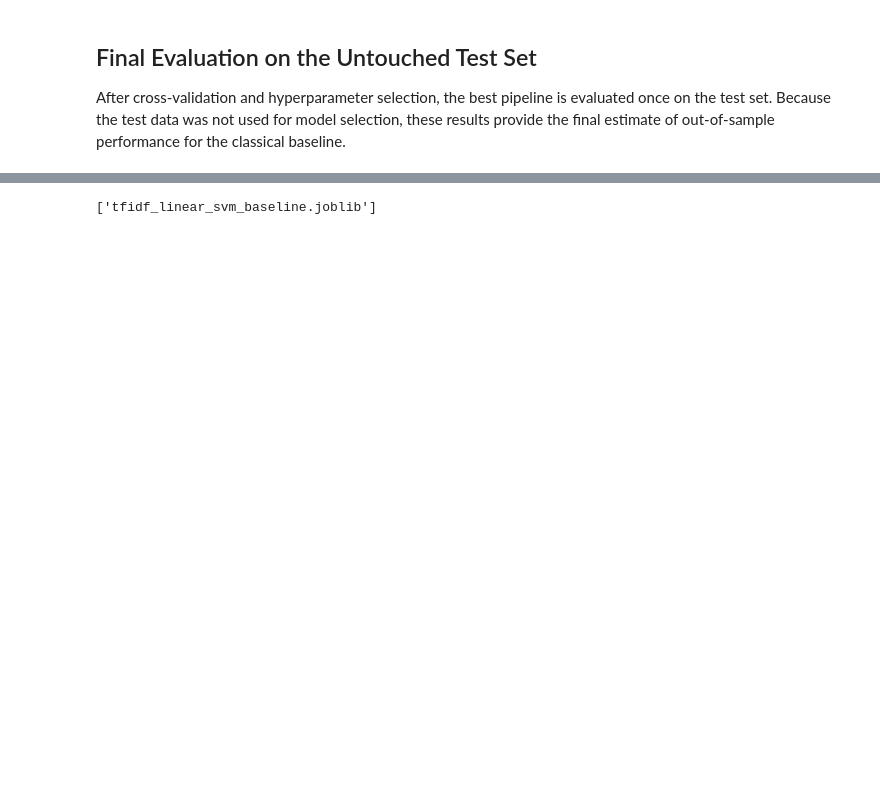
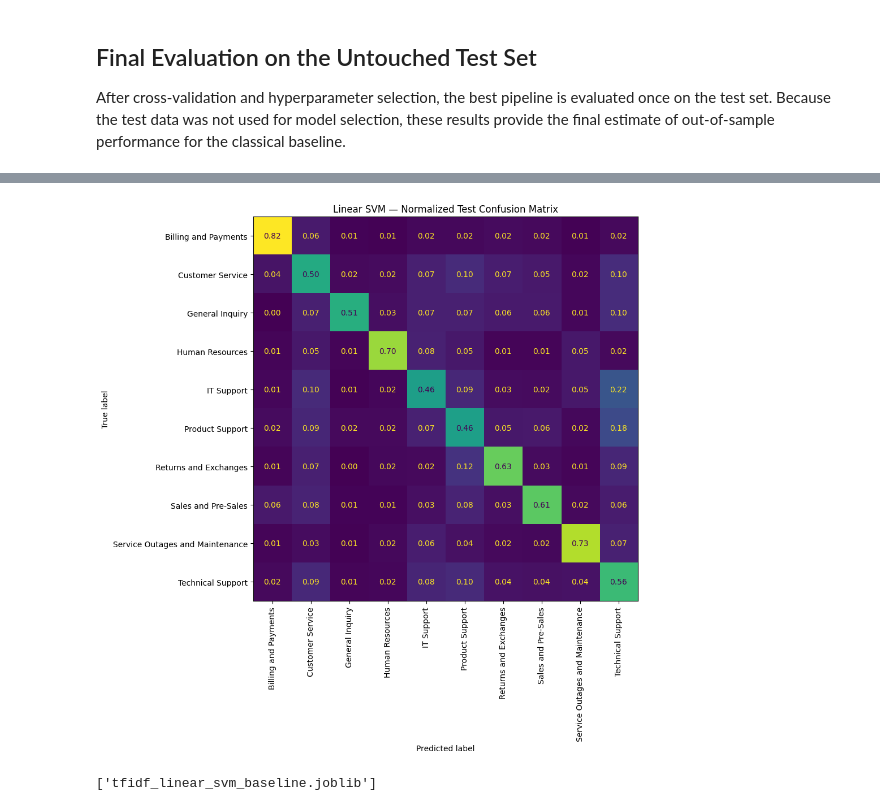
Before and after one commit to OlhaZahrebelna/Intelligent-Support-Ticket-Router-using-NLP, a Jupyter notebook: notebook/02_Preprocessing_and_Baseline.ipynb, the cells around one changed output, grey strips where cells are left out. Drawn from its saved outputs; the diff is of its cells as text; code cells hidden in the pictures; blank space fills up the shorter version.

```diff
--- a/notebook/02_Preprocessing_and_Baseline.ipynb
+++ b/notebook/02_Preprocessing_and_Baseline.ipynb
@@ -621,3 +740,41 @@ The difference between train Macro F1 (**0.86**) and test Macro F1 (**0.55**) sh
+# %%
+# Row-normalized confusion matrix
+cm_normalized = confusion_matrix(
+    y_test,
+    y_test_pred,
+    labels=class_labels,
+    normalize="true",
+)
+
+fig, ax = plt.subplots(figsize=(12, 10))
+
+display_normalized = ConfusionMatrixDisplay(
+    confusion_matrix=cm_normalized,
+    display_labels=class_labels,
+)
+
+display_normalized.plot(
+    ax=ax,
+    xticks_rotation=90,
+    values_format=".2f",
+    colorbar=False,
+)
+
+ax.set_title(
+    "Linear SVM — Normalized Test Confusion Matrix"
+)
+ax.set_xlabel("Predicted label")
+ax.set_ylabel("True label")
+
+plt.tight_layout()
+plt.savefig(
+    "svm_confusion_matrix_normalized.png",
+    dpi=300,
+    bbox_inches="tight",
+)
+plt.show()
+# %% [output]
+[figure, added]
 # %%
 joblib.dump(
     final_model,
```
Also changed, not shown: parts of 32 cells of this notebook.
